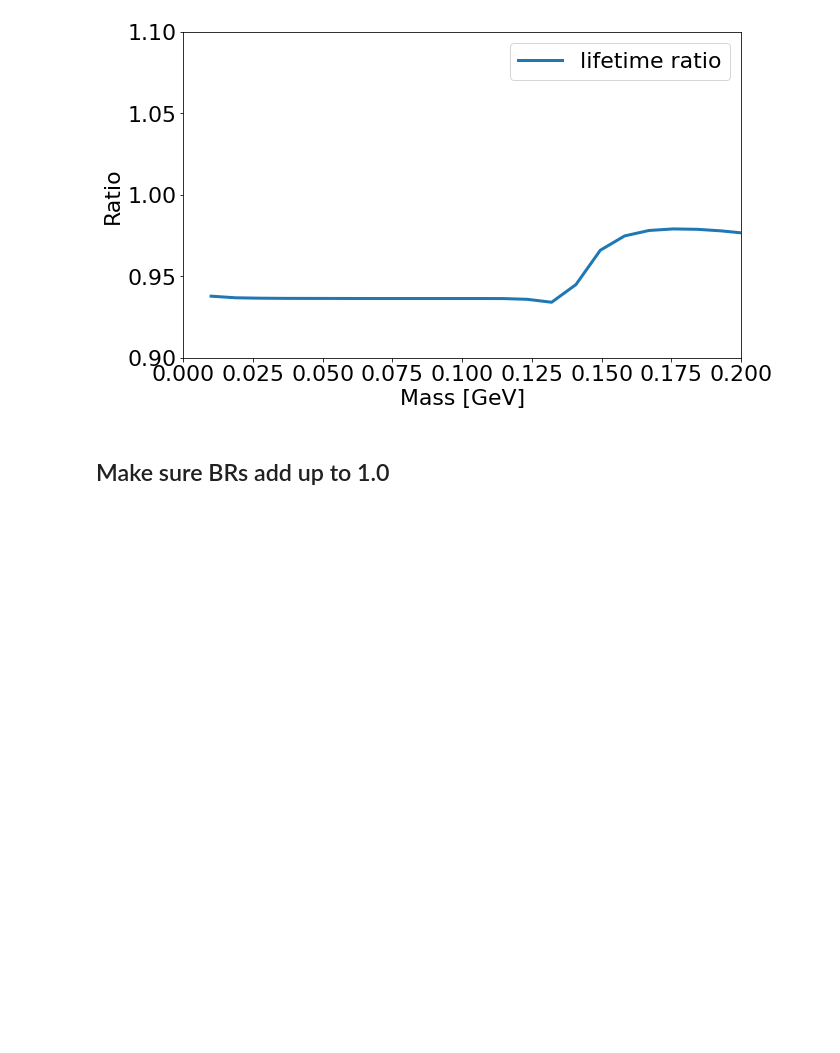
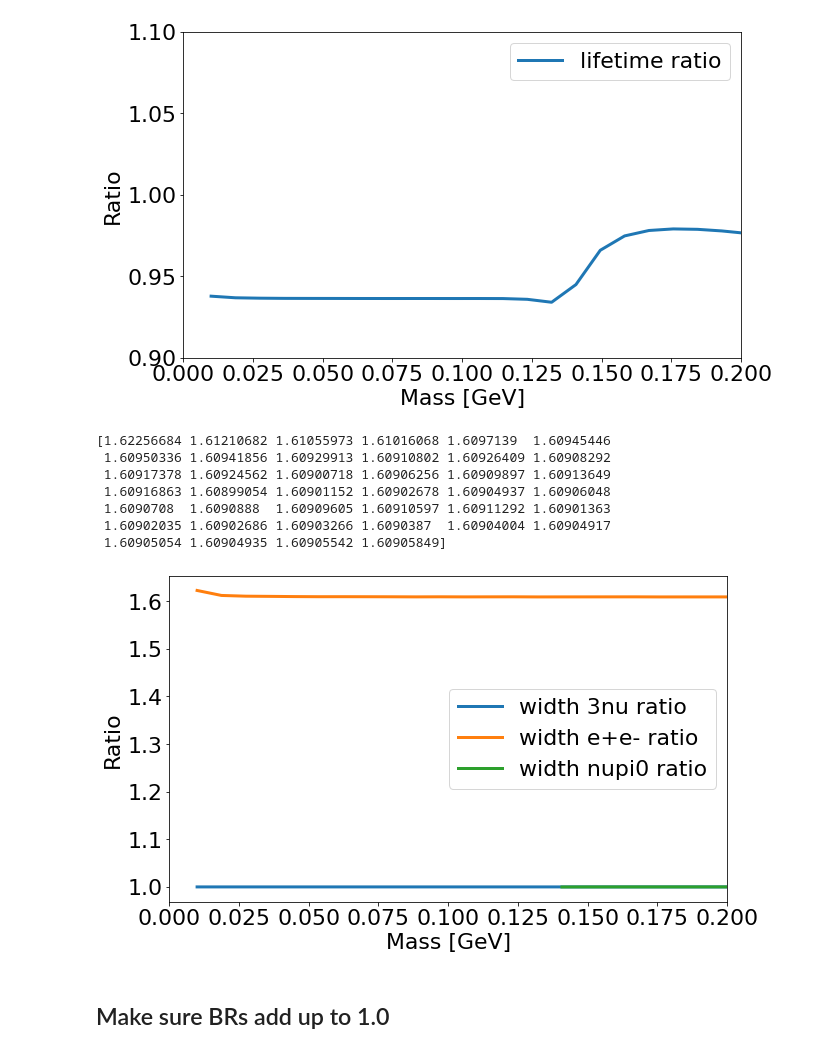
Before and after one commit to dmarsden01/uboone_HNL_analysis, a Jupyter notebook: Rough_rate_calculation.ipynb, the cells around one changed output. Cells and saved outputs as stored; diff of their text form; code cells hidden in the pictures; blank space fills up the shorter version.

```diff
--- a/Rough_rate_calculation.ipynb
+++ b/Rough_rate_calculation.ipynb
@@ -325,6 +453,49 @@ plt.legend()
 # %% [output]
 <matplotlib.legend.Legend at 0x...>
 [figure]
+# %%
+plt.figure(figsize=(10,6))
+x_vals = np.linspace(0.01, 0.35, 40)
+x_vals_pi0 = np.linspace(0.14, 0.35, 40)
+
+nu_Genie_interp = get_interpolated_vals(Genie_new_dir_widths["mass"], Genie_new_dir_widths["width_3nu"], x_vals)
+nu_Pawel_interp = get_interpolated_vals(Pawel_new_dir_widths["mass"], Pawel_new_dir_widths["width_3nu"], x_vals)
+
+nu_ee_Genie_interp = get_interpolated_vals(Genie_new_dir_widths["mass"], Genie_new_dir_widths["width_e+e-"], x_vals)
+nu_ee_Pawel_interp = get_interpolated_vals(Pawel_new_dir_widths["mass"], Pawel_new_dir_widths["width_e+e-"], x_vals)
+
+nu_pi0_Genie_interp = get_interpolated_vals(Genie_new_dir_widths["mass"], Genie_new_dir_widths["width_nu_pi0"], x_vals)
+nu_pi0_Pawel_interp = get_interpolated_vals(Pawel_new_dir_widths["mass"], Pawel_new_dir_widths["width_nu_pi0"], x_vals)
+
+ratio_3nu = get_ratio(nu_Pawel_interp,nu_Genie_interp)
+ratio_ee = get_ratio(nu_ee_Pawel_interp,nu_ee_Genie_interp)
+ratio_nu_pi0 = get_ratio(nu_pi0_Pawel_interp,nu_pi0_Genie_interp)
+perc_diff = []
+for i in ratio_lifetimes:
+    perc_diff = (1-ratio_3nu)*100
+
+plt.plot(x_vals,ratio_3nu, lw=3, label="width 3nu ratio")
+plt.plot(x_vals,ratio_ee, lw=3, label="width e+e- ratio")
+plt.plot(x_vals,ratio_nu_pi0, lw=3, label="width nupi0 ratio")
+
+plt.xlim(0,0.2)
+# plt.ylim(0.9,1.1)
+# plt.ylim(1.0,2.0)
+# plt.plot(x_vals,perc_diff, lw=3)
+plt.xlabel("Mass [GeV]")
+plt.ylabel("Ratio")
+plt.legend()
+
+print(ratio_ee)
+# %% [output]
+[1.62256684 1.61210682 1.61055973 1.61016068 1.6097139  1.60945446
+ 1.60950336 1.60941856 1.60929913 1.60910802 1.60926409 1.60908292
+ 1.60917378 1.60924562 1.60900718 1.60906256 1.60909897 1.60913649
+ 1.60916863 1.60899054 1.60901152 1.60902678 1.60904937 1.60906048
+ 1.6090708  1.6090888  1.60909605 1.60910597 1.60911292 1.60901363
+ 1.60902035 1.60902686 1.60903266 1.6090387  1.60904004 1.60904917
+ 1.60905054 1.60904935 1.60905542 1.60905849]
+[figure, added]
 # %% [markdown]
 ## Make sure BRs add up to 1.0
 # %%
```
Also changed, not shown: parts of 8 cells of this notebook, 3 other files.
